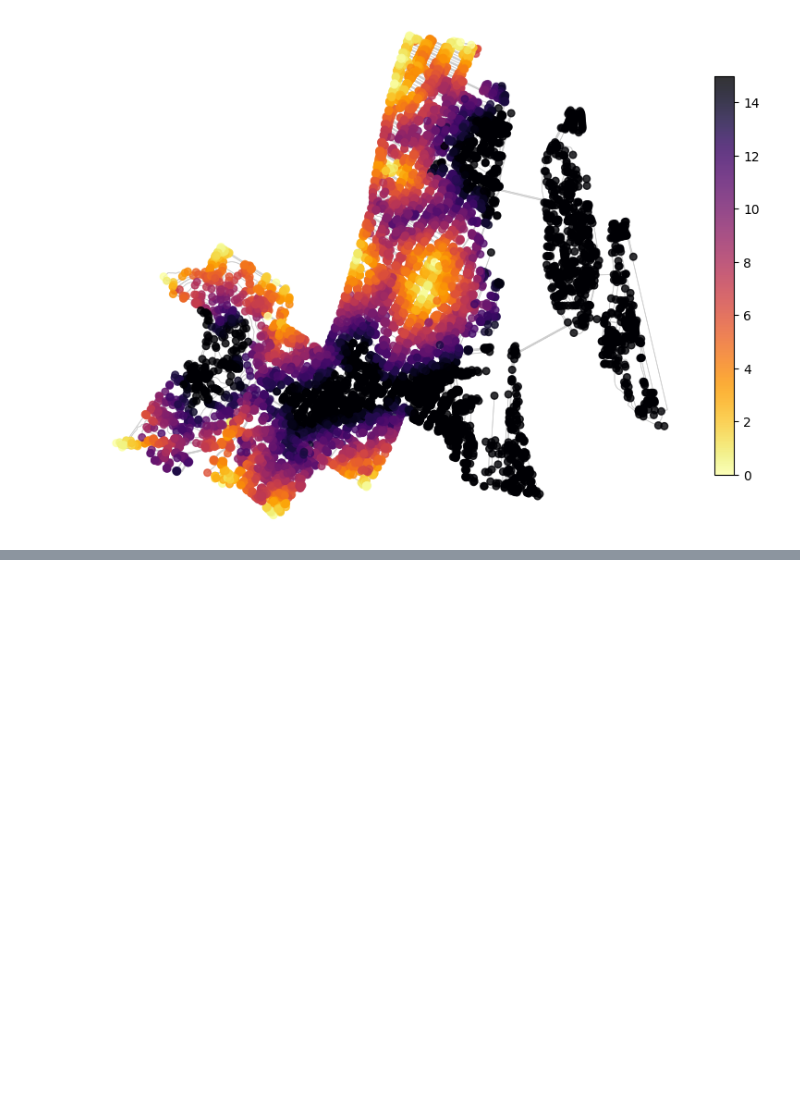
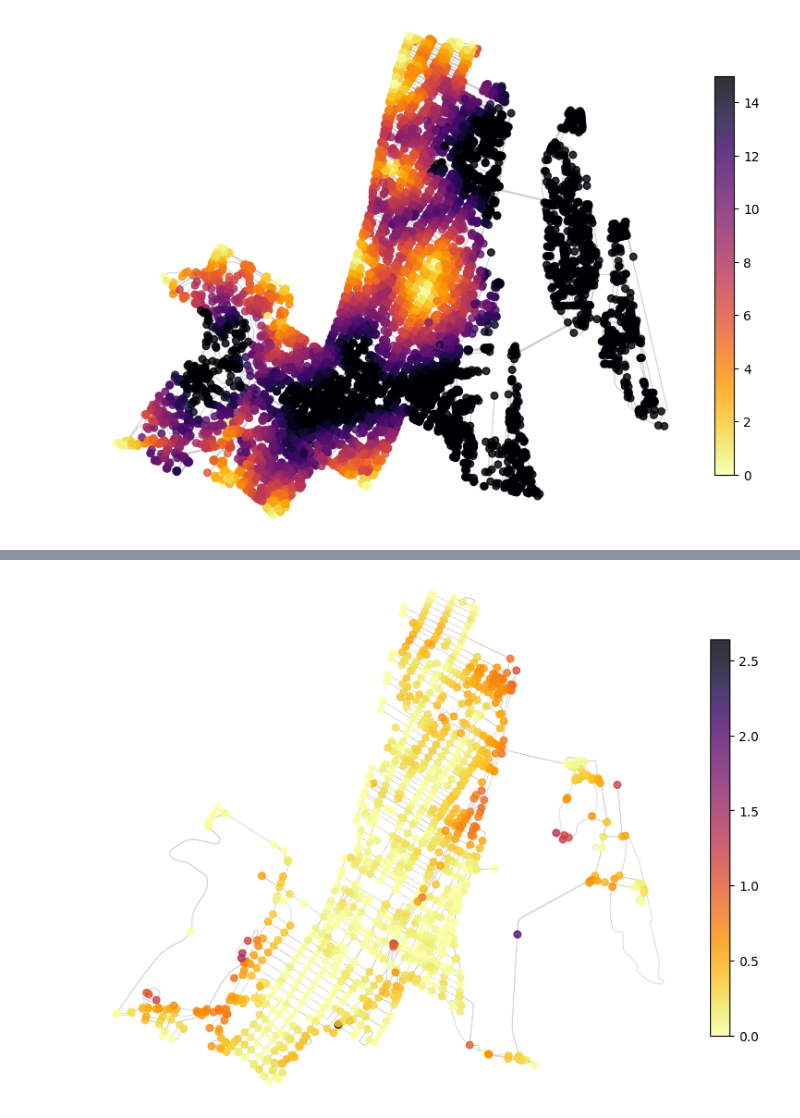
Before and after one commit to michelo200/GDS_project_deployment, a Jupyter notebook: initial_analysis/final_distances_and_plotting.ipynb, the cells around one changed output, grey strips where cells are left out. Drawn from its saved outputs; the diff is of its cells as text; code cells hidden in the pictures; blank space fills up the shorter version.

```diff
--- a/initial_analysis/final_distances_and_plotting.ipynb
+++ b/initial_analysis/final_distances_and_plotting.ipynb
@@ -368,0 +535,7 @@ walking_distances['Ville-Marie, Montreal, Canada']['travel_time'].mean() # cafes
+# %%
+plot_neighborhood_graph(transportation_type='driving',
+                        neighbourhood='Ville-Marie',
+                        distances_by_transportation=driving_distances,
+                        amenity='restaurant')
+# %% [output]
+[figure, added]
```
Also changed, not shown: parts of 16 cells of this notebook.
